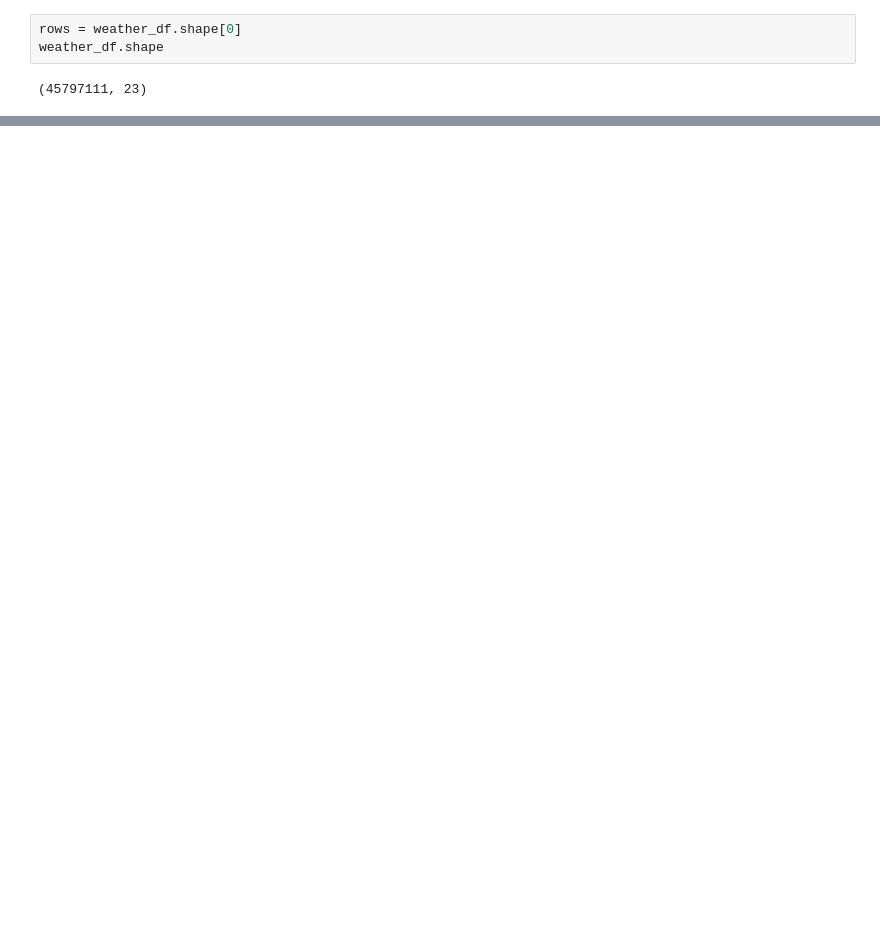
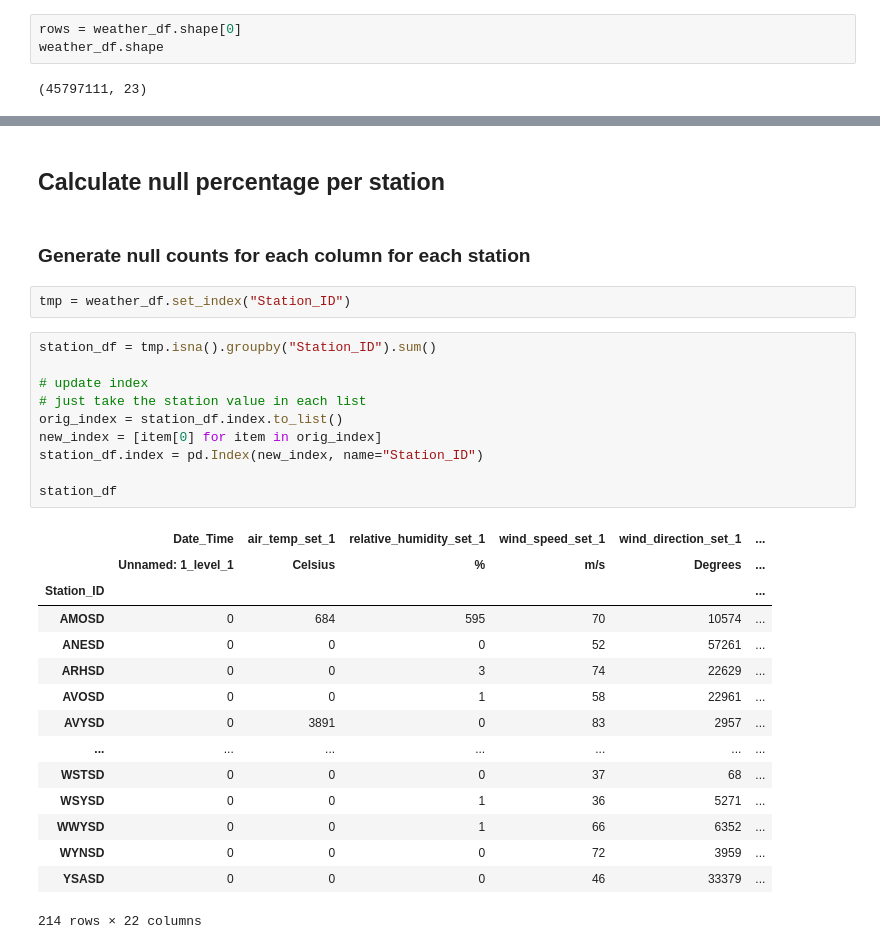
Before and after one commit to shaneluna/smokeynet-engineering, a Jupyter notebook: notebooks/weather/weather_explore.ipynb, the cells around one changed output, grey strips where cells are left out. Drawn from its saved outputs; the diff is of its cells as text; blank space fills up the shorter version.

Commit message:
Updated explore notebook to check null percentage by each weather station.

```diff
--- a/notebooks/weather/weather_explore.ipynb
+++ b/notebooks/weather/weather_explore.ipynb
@@ -45,3 +45,35 @@ Wall time: 15.5 s
 | precip_accum_ten_minute_set_1 | Millimeters | 100.000000 |
 | fuel_temp_set_1 | Celsius | 100.000000 |
 | precip_accum_one_hour_set_1 | Millimeters | 100.000000 |
+# %% [markdown]
+## Calculate null percentage per station
+# %% [markdown]
+### Generate null counts for each column for each station
+# %%
+tmp = weather_df.set_index("Station_ID")
+# %%
+station_df = tmp.isna().groupby("Station_ID").sum()
+
+# update index
+# just take the station value in each list
+orig_index = station_df.index.to_list()
+new_index = [item[0] for item in orig_index]
+station_df.index = pd.Index(new_index, name="Station_ID")
+
+station_df
+# %% [output]
+|  | Date_Time | air_temp_set_1 | relative_humidity_set_1 | wind_speed_set_1 | wind_direction_set_1 | ... |
+|  | Unnamed: 1_level_1 | Celsius | % | m/s | Degrees | ... |
+| Station_ID |  |  |  |  |  | ... |
+| AMOSD | 0 | 684 | 595 | 70 | 10574 | ... |
+| ANESD | 0 | 0 | 0 | 52 | 57261 | ... |
+| ARHSD | 0 | 0 | 3 | 74 | 22629 | ... |
+| AVOSD | 0 | 0 | 1 | 58 | 22961 | ... |
+| AVYSD | 0 | 3891 | 0 | 83 | 2957 | ... |
+| ... | ... | ... | ... | ... | ... | ... |
+| WSTSD | 0 | 0 | 0 | 37 | 68 | ... |
+| WSYSD | 0 | 0 | 1 | 36 | 5271 | ... |
+| WWYSD | 0 | 0 | 1 | 66 | 6352 | ... |
+| WYNSD | 0 | 0 | 0 | 72 | 3959 | ... |
+| YSASD | 0 | 0 | 0 | 46 | 33379 | ... |
+214 rows × 22 columns
```
Also changed, not shown: parts of 10 cells of this notebook.
